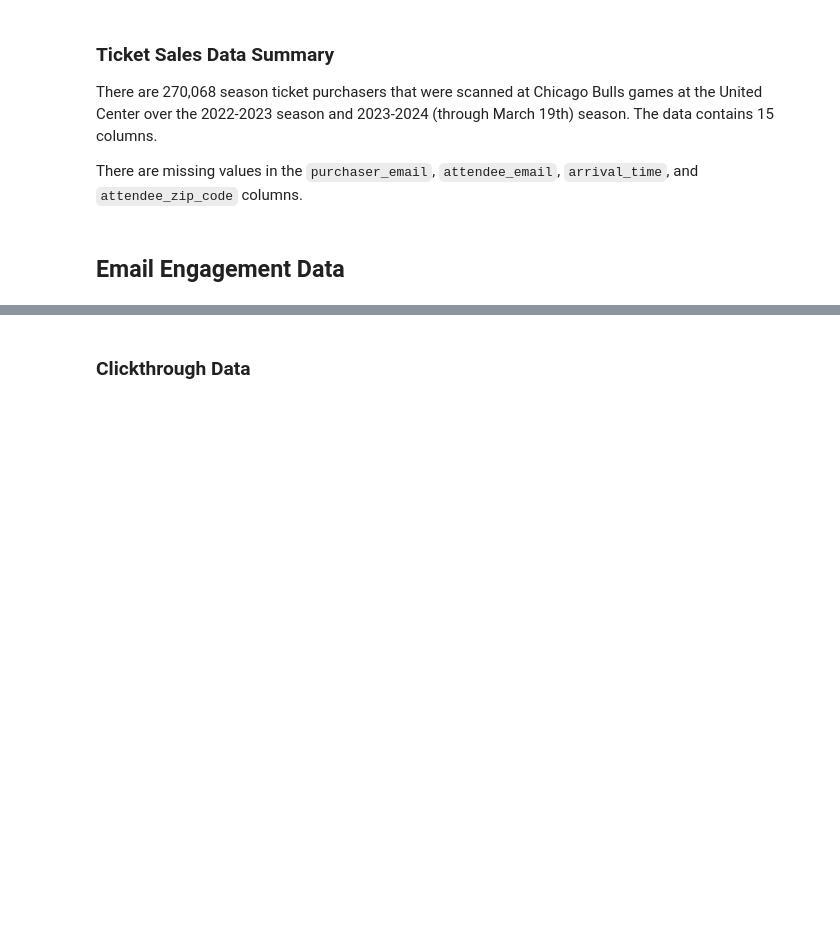
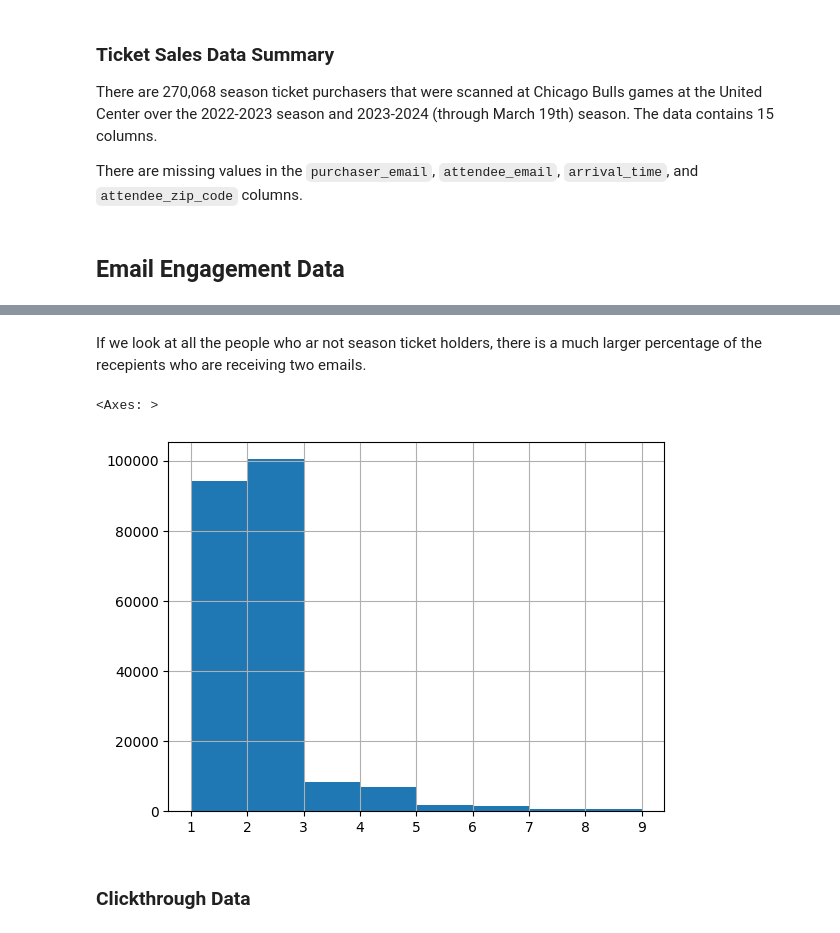
Before and after one commit to mathewj1/acl_spring_24_bulls2, a Jupyter notebook: notebooks/data_eda_bulls2.ipynb, the cells around one changed output, grey strips where cells are left out. Saved outputs shown, nothing was run; the diff lists cells and outputs as text; code cells hidden in the pictures; blank space fills up the shorter version.

```diff
--- a/notebooks/data_eda_bulls2.ipynb
+++ b/notebooks/data_eda_bulls2.ipynb
@@ -228,3 +388,10 @@ df_kbyg_send.head()
+# %% [markdown]
+If we look at all the people who ar not season ticket holders, there is a much larger percentage of the recepients who are receiving two emails.
+# %%
+df_emails_send[~(df_emails_send["attendee_email"].isin(df_season_emails_send["attendee_email"]))].groupby("attendee_email").count()['season'].hist(bins = range(1,10))
+# %% [output]
+<Axes: >
+[figure, added]
 # %% [markdown]
 ### Clickthrough Data
 # %%
```
Also changed, not shown: parts of 29 cells of this notebook.
